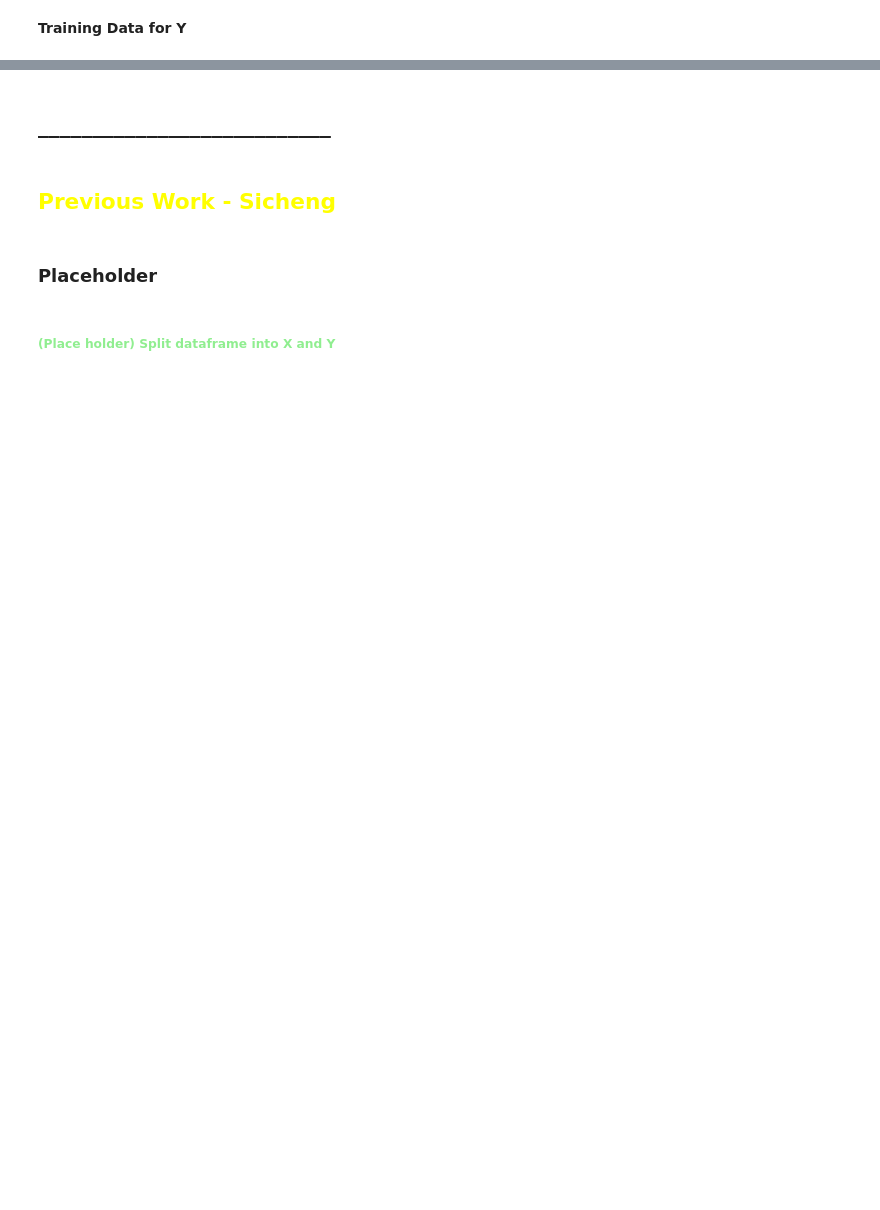
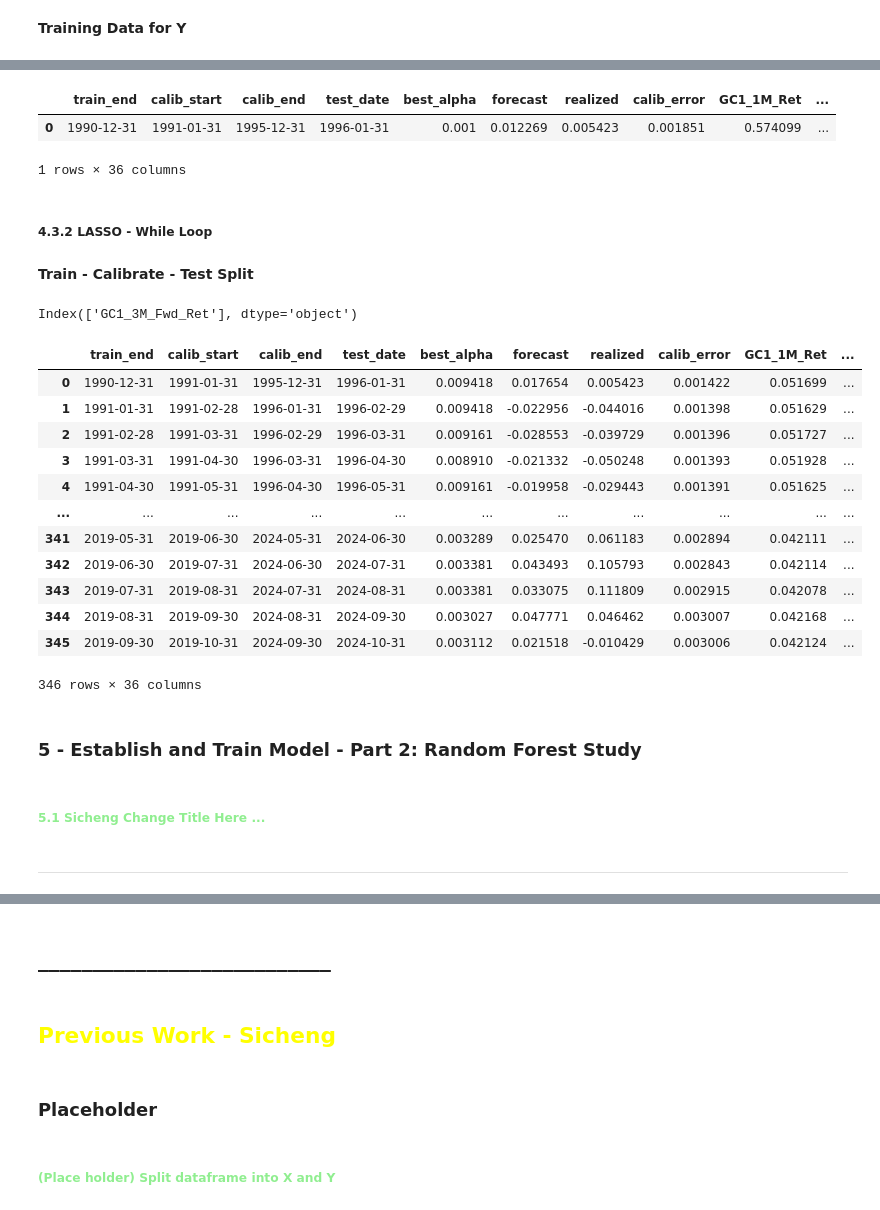
Before and after one commit to alphagoal/Proj_1_gold_futures_ML, a Jupyter notebook: gold_futures_data.ipynb, the cells around one changed output, grey strips where cells are left out. Cells and saved outputs as stored; diff of their text form; code cells hidden in the pictures; blank space fills up the shorter version.

```diff
--- a/gold_futures_data.ipynb
+++ b/gold_futures_data.ipynb
@@ -1044,0 +1116,11 @@ y #view y dataset again
+# %%
+#LASSO Training Parameters
+
+train_start = pd.Timestamp('1976-01-31')
+train_end = pd.Timestamp('1990-12-31')  #initial training period
+calib_start = pd.Timestamp('1991-01-31')
+calib_end = pd.Timestamp('1995-12-31')
+test_date = calib_end + pd.DateOffset(months=1)
+
+regression_type = 'lasso'
+alphas = np.logspace(3,-3,500).tolist()
@@ -1044,0 +1260,6 @@ y #view y dataset again
+# %%
+results_df
+# %% [output]
+|  | train_end | calib_start | calib_end | test_date | best_alpha | forecast | realized | calib_error | GC1_1M_Ret | ... |
+| 0 | 1990-12-31 | 1991-01-31 | 1995-12-31 | 1996-01-31 | 0.001 | 0.012269 | 0.005423 | 0.001851 | 0.574099 | ... |
+1 rows × 36 columns
@@ -1044,0 +1273,34 @@ y #view y dataset again
+# %% [markdown]
+##### **4.3.2 LASSO - While Loop**
+# %% [markdown]
+**Train - Calibrate - Test Split**
+# %%
+from sklearn.preprocessing import StandardScaler
+from sklearn.compose import ColumnTransformer
+
+#Define x features standardization needs for Lasso
+x1_standarize = False
+x1x2_standardize = True
+
+def build_preprocessor(x1_standarize, x1x2_standardize):
+
+    if x1_standarize == True:
+        sign_features = X1.columns
+        continuous_features = X2.columns
+
+        preprocessor = ColumnTransformer(
+            transformers=[
+                ('num', StandardScaler(), continuous_features),
+                ('sign', 'passthrough', sign_features)
+            ]
+        )
+        return preprocessor
+
+    elif x1x2_standardize == True:
+        preprocessor = ColumnTransformer(
+            transformers=[('num', StandardScaler(), X.columns)])
+
+        return preprocessor
+
+    else:
+        return None
@@ -1044,0 +1433,28 @@ y #view y dataset again
+# %%
+Y.columns
+# %% [output]
+Index(['GC1_3M_Fwd_Ret'], dtype='object')
+# %%
+results_df.to_excel("GC1_3M_x1(std)x2(std)_lasso.xlsx")
+
+results_df
+# %% [output]
+|  | train_end | calib_start | calib_end | test_date | best_alpha | forecast | realized | calib_error | GC1_1M_Ret | ... |
+| 0 | 1990-12-31 | 1991-01-31 | 1995-12-31 | 1996-01-31 | 0.009418 | 0.017654 | 0.005423 | 0.001422 | 0.051699 | ... |
+| 1 | 1991-01-31 | 1991-02-28 | 1996-01-31 | 1996-02-29 | 0.009418 | -0.022956 | -0.044016 | 0.001398 | 0.051629 | ... |
+| 2 | 1991-02-28 | 1991-03-31 | 1996-02-29 | 1996-03-31 | 0.009161 | -0.028553 | -0.039729 | 0.001396 | 0.051727 | ... |
+| 3 | 1991-03-31 | 1991-04-30 | 1996-03-31 | 1996-04-30 | 0.008910 | -0.021332 | -0.050248 | 0.001393 | 0.051928 | ... |
+| 4 | 1991-04-30 | 1991-05-31 | 1996-04-30 | 1996-05-31 | 0.009161 | -0.019958 | -0.029443 | 0.001391 | 0.051625 | ... |
+| ... | ... | ... | ... | ... | ... | ... | ... | ... | ... | ... |
+| 341 | 2019-05-31 | 2019-06-30 | 2024-05-31 | 2024-06-30 | 0.003289 | 0.025470 | 0.061183 | 0.002894 | 0.042111 | ... |
+| 342 | 2019-06-30 | 2019-07-31 | 2024-06-30 | 2024-07-31 | 0.003381 | 0.043493 | 0.105793 | 0.002843 | 0.042114 | ... |
+| 343 | 2019-07-31 | 2019-08-31 | 2024-07-31 | 2024-08-31 | 0.003381 | 0.033075 | 0.111809 | 0.002915 | 0.042078 | ... |
+| 344 | 2019-08-31 | 2019-09-30 | 2024-08-31 | 2024-09-30 | 0.003027 | 0.047771 | 0.046462 | 0.003007 | 0.042168 | ... |
+| 345 | 2019-09-30 | 2019-10-31 | 2024-09-30 | 2024-10-31 | 0.003112 | 0.021518 | -0.010429 | 0.003006 | 0.042124 | ... |
+346 rows × 36 columns
+# %% [markdown]
+### 5 - Establish and Train Model - Part 2: Random Forest Study
+# %% [markdown]
+##### **<font color= #90EE90>5.1 Sicheng Change Title Here ... </font>**
+# %% [markdown]
+-----
```
Also changed, not shown: parts of 31 cells of this notebook, 53 other files.
